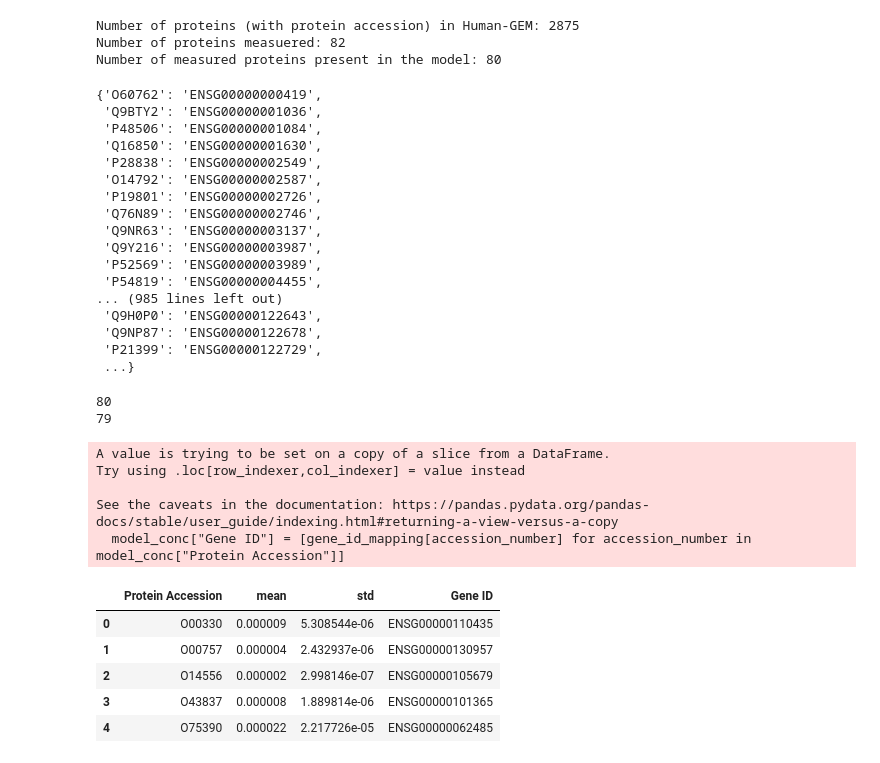
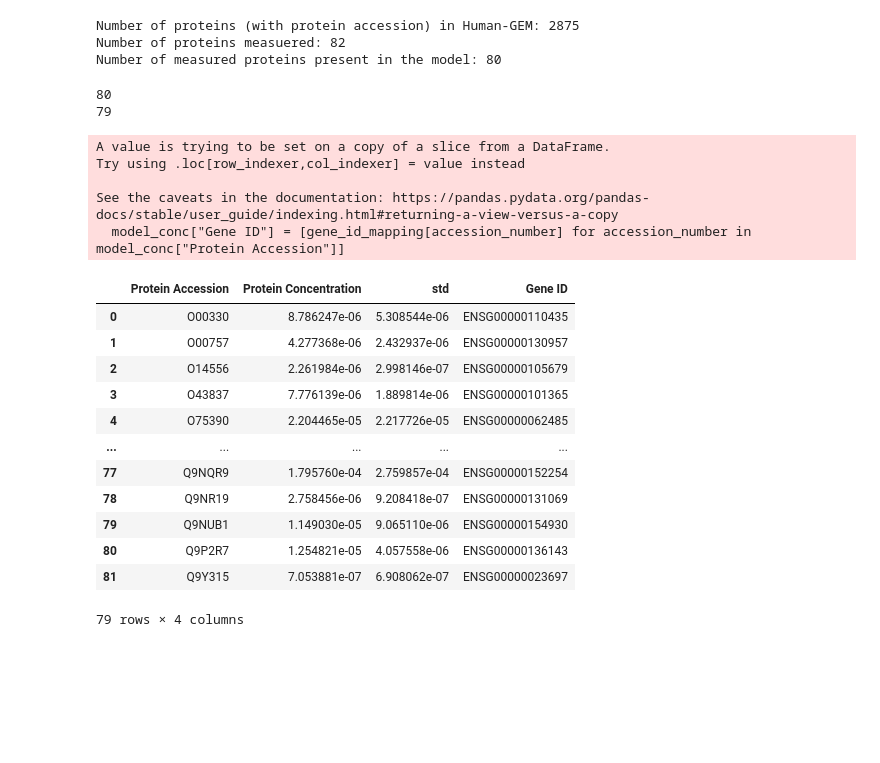
Before and after one commit to Philip-Mundt/thesis_scripts, a Jupyter notebook: sMOMENT/protein_data_prep.ipynb, the cells around one changed output. Saved outputs shown, nothing was run; the diff lists cells and outputs as text; code cells hidden in the pictures; blank space fills up the shorter version.

```diff
--- a/sMOMENT/protein_data_prep.ipynb
+++ b/sMOMENT/protein_data_prep.ipynb
@@ -11,5 +25,5 @@ data_dir = current_dir.parent / "datasets"
 # %%
 # Read the first sheet of the protein measurement Excel file into a DataFrame
-all_prot = pd.read_excel(data_dir / "A735_protein_data_CCM_PRM_raw_data.xlsx")
+all_prot = pd.read_excel(data_path)
 # %%
 print(f"Number of measured Proteins: {all_prot["Protein Accession"].nunique()}")
@@ -68,9 +43,0 @@ primary_prot.rename(columns={"Total Area": "Heavy Spike Area"}).loc[primary_prot
-# %%
-primary_comparison = pd.concat(
-    [
-        primary_prot.loc[primary_prot["Isotope Label Type"] == "light", ["Protein Accession", "Protein", "Peptide Sequence", "BioReplicate", "Total Area"]].reset_index(drop=True),
-        primary_prot.rename(columns={"Total Area": "Heavy Spike Area"}).loc[primary_prot["Isotope Label Type"] == "heavy", ["Heavy Spike Area"]].reset_index(drop=True)
-    ],
-    axis=1
-    )
-primary_comparison.head()
@@ -123,2 +71,5 @@ ihuman = cobra.io.read_sbml_model(current_dir.parent / "models" / "Human-GEM.xml
+# %%
+# loading Human1 model for protein-gene-mapping
+ihuman = cobra.io.read_sbml_model(human1_path)
 # %%
 # retrieving protein accession numbers & gene ids
@@ -143,53 +94,39 @@ print(f'Number of measured proteins present in the model: {len(measured_proteins
 Number of proteins (with protein accession) in Human-GEM: 2875
 Number of proteins measuered: 82
 Number of measured proteins present in the model: 80
-# %%
-gene_id_mapping
-# %% [output]
-{'O60762': 'ENSG00000000419',
- 'Q9BTY2': 'ENSG00000001036',
- 'P48506': 'ENSG00000001084',
- 'Q16850': 'ENSG00000001630',
- 'P28838': 'ENSG00000002549',
- 'O14792': 'ENSG00000002587',
- 'P19801': 'ENSG00000002726',
- 'Q76N89': 'ENSG00000002746',
- 'Q9NR63': 'ENSG00000003137',
- 'Q9Y216': 'ENSG00000003987',
- 'P52569': 'ENSG00000003989',
- 'P54819': 'ENSG00000004455',
-... (985 lines left out)
- 'Q9H0P0': 'ENSG00000122643',
- 'Q9NP87': 'ENSG00000122678',
- 'P21399': 'ENSG00000122729',
- ...}
 # %%
-# load A375 model to filter for genes in model
-A375_ftINIT = cobra.io.read_sbml_model(current_dir.parent / "models" / "A375_ftINIT_model_prep.xml")
+# load A375 model to filter for genes in tissue-specific model
+A375_ftINIT = cobra.io.read_sbml_model(model_path)
 A375_model_genes = []
 for gene in A375_ftINIT.genes:
     A375_model_genes.append(gene.id)
-print(A375_model_genes)
-print(len(A375_model_genes))
 # %%
+# save the protein concentrations as tsv files for copy-pasting into autopacmen input file
 model_conc = primary_conc.loc[primary_conc["Protein Accession"].isin(measured_proteins_model)]
 model_conc["Gene ID"] = [gene_id_mapping[accession_number] for accession_number in model_conc["Protein Accession"]]
 print(len(model_conc))
 final_conc = model_conc.loc[model_conc["Gene ID"].isin(A375_model_genes)]
 print(len(final_conc))
-final_conc.to_csv(data_dir / "A735_protein_data_prep.tsv", sep="\t", index=False, float_format="%.15g")
-final_conc.head()
+final_conc.rename(columns={"mean": "Protein Concentration"}).to_csv(output_path, sep="\t", index=False, float_format="%.15g")
+final_conc.rename(columns={"mean": "Protein Concentration"})
 # %% [output]
 80
 79
 A value is trying to be set on a copy of a slice from a DataFrame.
 Try using .loc[row_indexer,col_indexer] = value instead
 
 See the caveats in the documentation: https://pandas.pydata.org/pandas-docs/stable/user_guide/indexing.html#returning-a-view-versus-a-copy
   model_conc["Gene ID"] = [gene_id_mapping[accession_number] for accession_number in model_conc["Protein Accession"]]
-|  | Protein Accession | mean | std | Gene ID |
-| 0 | O00330 | 0.000009 | 5.308544e-06 | ENSG00000110435 |
-| 1 | O00757 | 0.000004 | 2.432937e-06 | ENSG00000130957 |
-| 2 | O14556 | 0.000002 | 2.998146e-07 | ENSG00000105679 |
-| 3 | O43837 | 0.000008 | 1.889814e-06 | ENSG00000101365 |
-| 4 | O75390 | 0.000022 | 2.217726e-05 | ENSG00000062485 |
+|  | Protein Accession | Protein Concentration | std | Gene ID |
+| 0 | O00330 | 8.786247e-06 | 5.308544e-06 | ENSG00000110435 |
+| 1 | O00757 | 4.277368e-06 | 2.432937e-06 | ENSG00000130957 |
+| 2 | O14556 | 2.261984e-06 | 2.998146e-07 | ENSG00000105679 |
+| 3 | O43837 | 7.776139e-06 | 1.889814e-06 | ENSG00000101365 |
+| 4 | O75390 | 2.204465e-05 | 2.217726e-05 | ENSG00000062485 |
+| ... | ... | ... | ... | ... |
+| 77 | Q9NQR9 | 1.795760e-04 | 2.759857e-04 | ENSG00000152254 |
+| 78 | Q9NR19 | 2.758456e-06 | 9.208418e-07 | ENSG00000131069 |
+| 79 | Q9NUB1 | 1.149030e-05 | 9.065110e-06 | ENSG00000154930 |
+| 80 | Q9P2R7 | 1.254821e-05 | 4.057558e-06 | ENSG00000136143 |
+| 81 | Q9Y315 | 7.053881e-07 | 6.908062e-07 | ENSG00000023697 |
+79 rows × 4 columns
```
Also changed, not shown: parts of 14 cells of this notebook, 20 other files.
